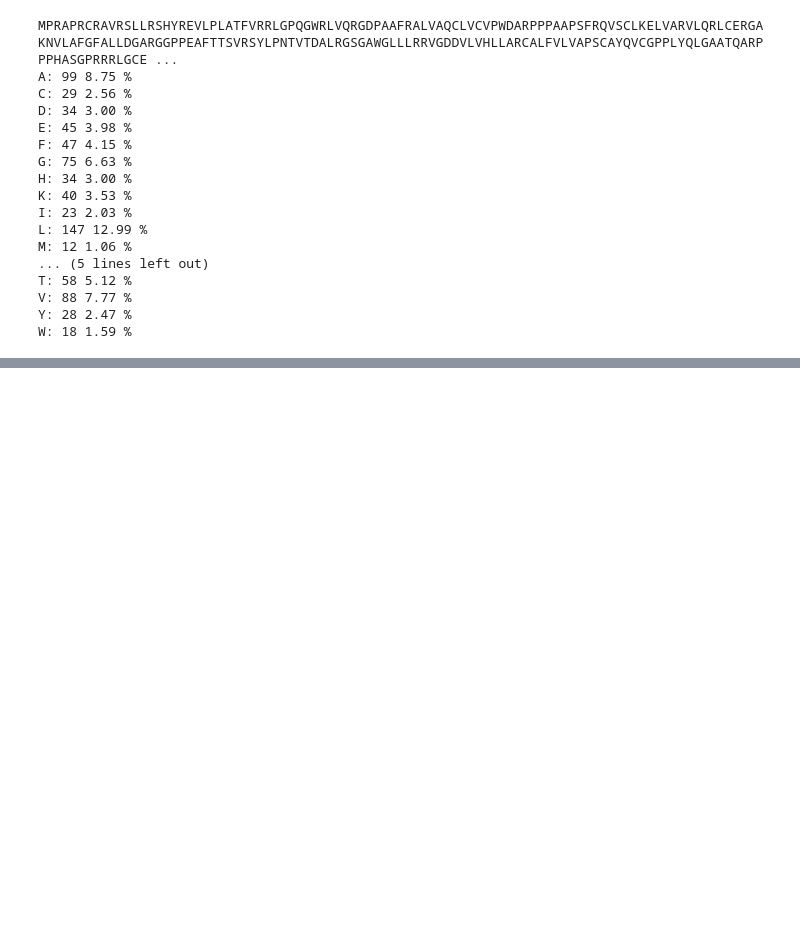
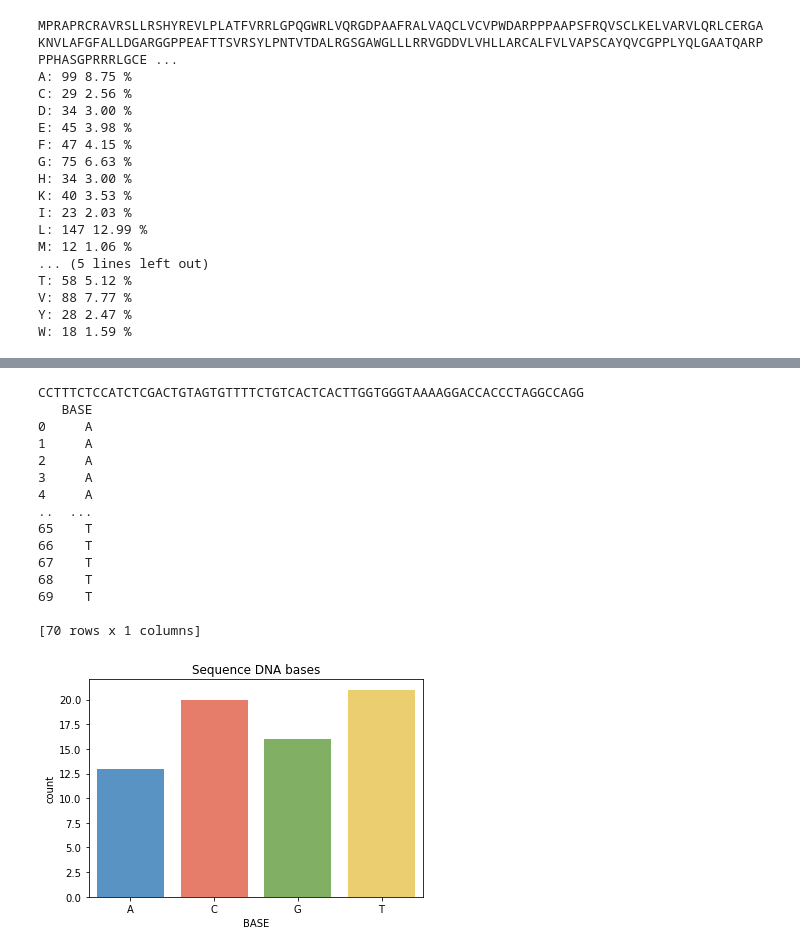
Before and after one commit to cbolk/CS2020-21, a Jupyter notebook: Lesson4.ipynb, the cells around one changed output, grey strips where cells are left out. Drawn from its saved outputs; the diff is of its cells as text; code cells hidden in the pictures; blank space fills up the shorter version.

Commit message:
Lesson #4 - strings and lists - exercises

```diff
--- a/Lesson4.ipynb
+++ b/Lesson4.ipynb
@@ -482,0 +522,48 @@ W: 18 1.59 %
+# %%
+import pandas as pd
+import seaborn as sns
+import matplotlib.pyplot as plt
+
+ADENINE = 'A'
+CYTOSINE = 'C'
+GUANINE = 'G'
+THYMINE = 'T'
+
+DNAELEM = ADENINE + CYTOSINE + GUANINE + THYMINE
+nDNAElem = len(DNAELEM)
+
+sequence = input()
+
+elementlist = list(sequence)
+#reverse operation
+#seq = ''.join(elementlist)
+#to have A C G T
+elementlist.sort()
+
+
+## visualization only
+df = pd.DataFrame(elementlist,columns=['BASE'])
+myfmcolor = sns.color_palette(['#4695d6','#fa6e57','#7ebc59','#fed95c'])
+sns.set_palette(myfmcolor)
+sns.countplot(x='BASE', data=df)
+#or
+#sns.displot(x='BASE', data=df)
+plt.title('Sequence DNA bases')
+plt.show()
+# %% [output]
+CCTTTCTCCATCTCGACTGTAGTGTTTTCTGTCACTCACTTGGTGGGTAAAAGGACCACCCTAGGCCAGG
+   BASE
+0     A
+1     A
+2     A
+3     A
+4     A
+..  ...
+65    T
+66    T
+67    T
+68    T
+69    T
+
+[70 rows x 1 columns]
+[figure, added]
```
Also changed, not shown: parts of 20 cells of this notebook, 5 other files.
